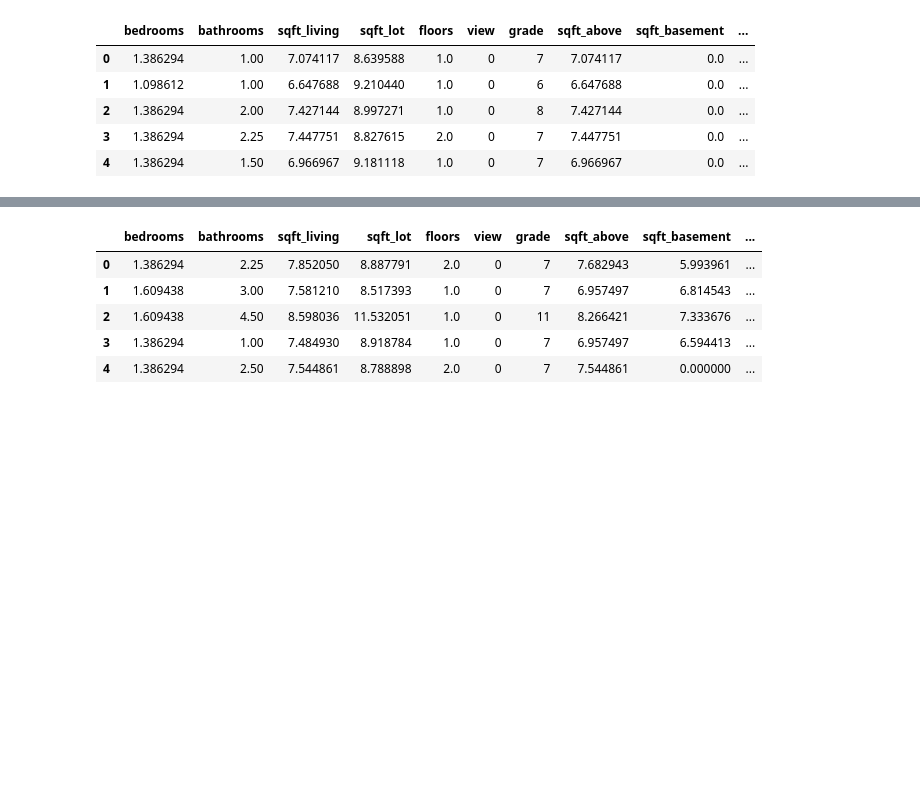
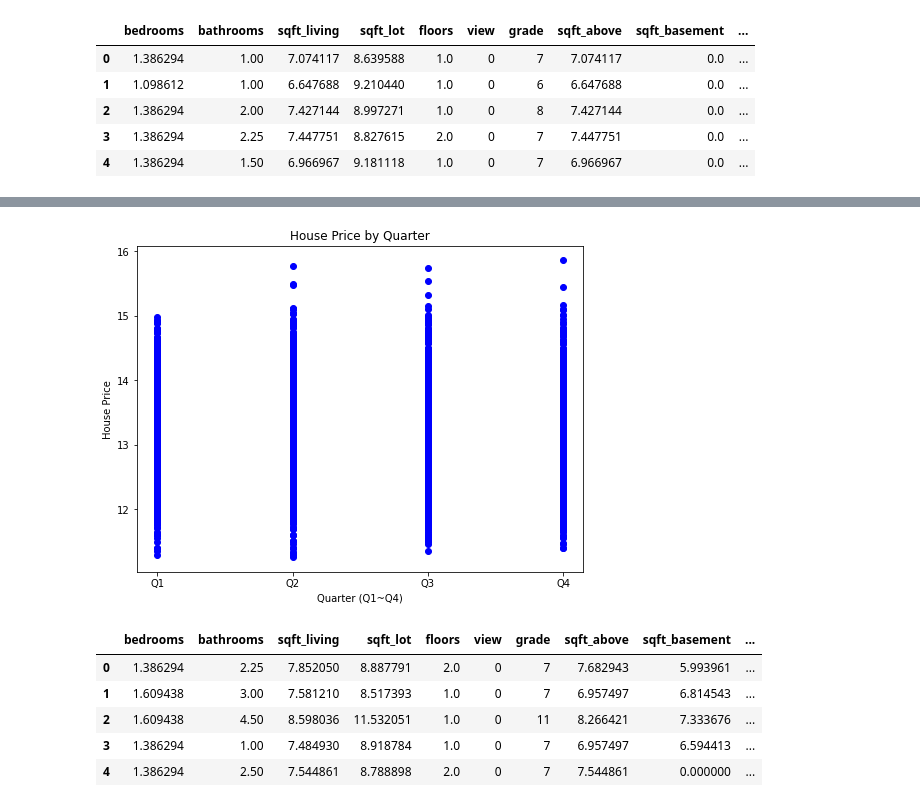
Before and after one commit to ParkHyoungChul/AIFFEL_quest_rs, a Jupyter notebook: Exploration/Ex02/Project01.ipynb, the cells around one changed output, grey strips where cells are left out. Saved outputs shown, nothing was run; the diff lists cells and outputs as text; code cells hidden in the pictures; blank space fills up the shorter version.

```diff
--- a/Exploration/Ex02/Project01.ipynb
+++ b/Exploration/Ex02/Project01.ipynb
@@ -204,3 +222,23 @@ train.head()
+# %%
+test00 = train.copy()
+
+test00['target'] = y
+
+df_long = pd.melt(test00, id_vars=['target'], value_vars=['Q1', 'Q2', 'Q3', 'Q4'],
+                  var_name='Quarter', value_name='Presence')
+
+# 2. Presence 값이 1인 것만 필터링 (즉, 해당 Quarter에 속하는 데이터만 사용)
+df_filtered = df_long[df_long['Presence'] == 1]
+
+# 3. 산점도 그리기
+plt.figure(figsize=(8, 6))
+plt.scatter(df_filtered['Quarter'], df_filtered['target'], color='blue')
+plt.xlabel('Quarter (Q1~Q4)')
+plt.ylabel('House Price')
+plt.title('House Price by Quarter')
+plt.show()
+# %% [output]
+[figure, added]
 # %%
 ## test에 전처리 똑같이 진행
 test['date'] = test['date'].apply(lambda i: i[:6]).astype(int)
```
Also changed, not shown: parts of 5 cells of this notebook.
